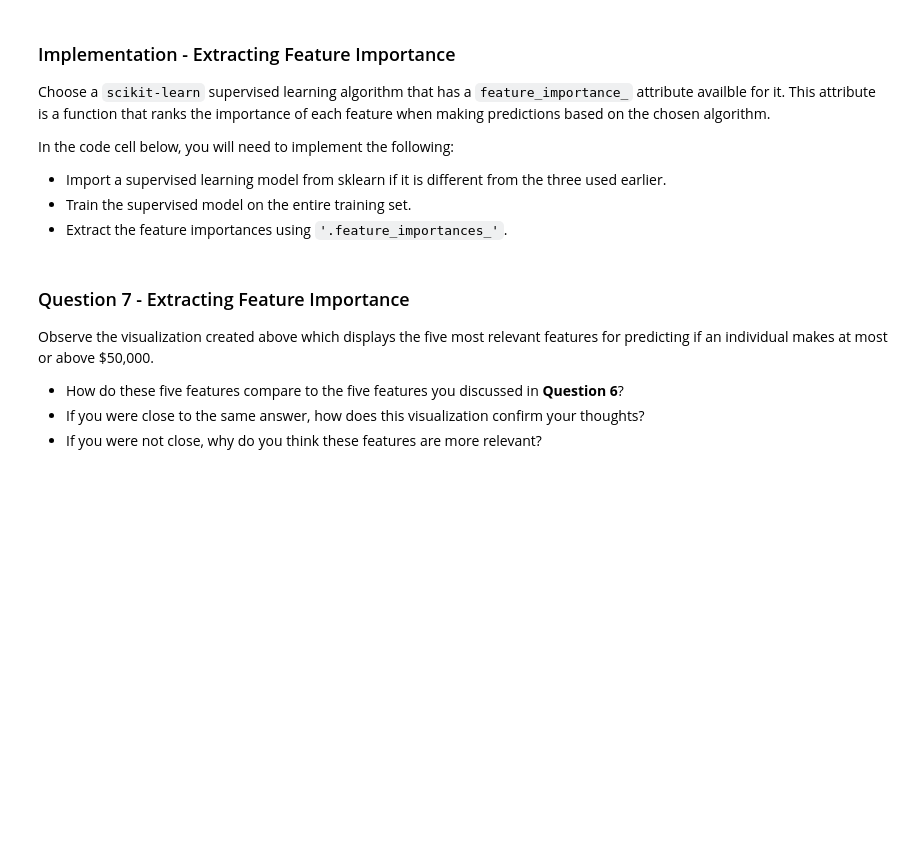
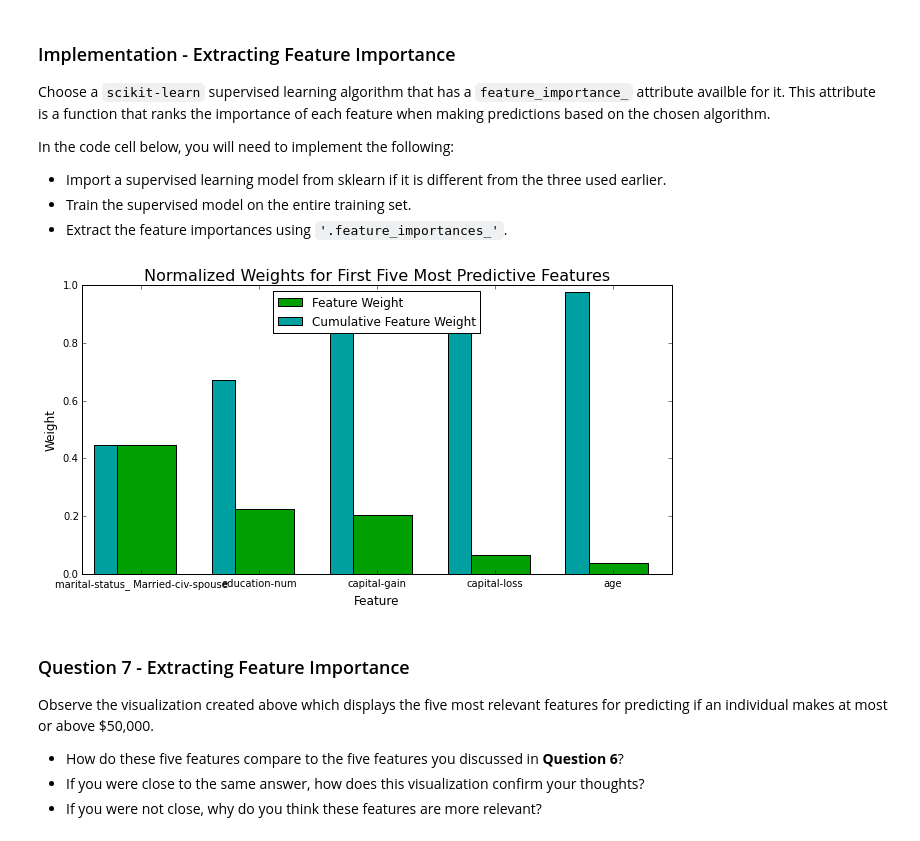
Before and after one commit to dcgull/ML-Projects, a Jupyter notebook: finding_donors/finding_donors.ipynb, the cells around one changed output. Saved outputs shown, nothing was run; the diff lists cells and outputs as text; code cells hidden in the pictures; blank space fills up the shorter version.

```diff
--- a/finding_donors/finding_donors.ipynb
+++ b/finding_donors/finding_donors.ipynb
@@ -567,15 +578,18 @@ In the code cell below, you will need to implement the following:
 # %%
 # TODO: Import a supervised learning model that has 'feature_importances_'
 
 
 # TODO: Train the supervised model on the training set using .fit(X_train, y_train)
-model = None
+model = DecisionTreeClassifier(max_depth=6)
+clf = model.fit(X_train, y_train)
 
 # TODO: Extract the feature importances using .feature_importances_
-importances = None
+importances = clf.feature_importances_
 
 # Plot
 vs.feature_plot(importances, X_train, y_train)
+# %% [output]
+[figure, added]
 # %% [markdown]
 ### Question 7 - Extracting Feature Importance
 
```
Also changed, not shown: parts of 8 cells of this notebook.
